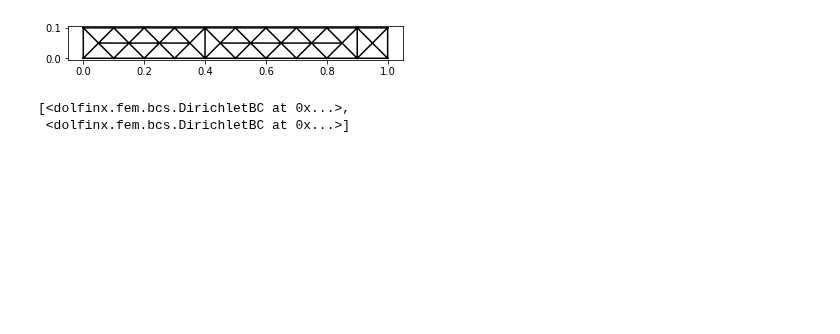
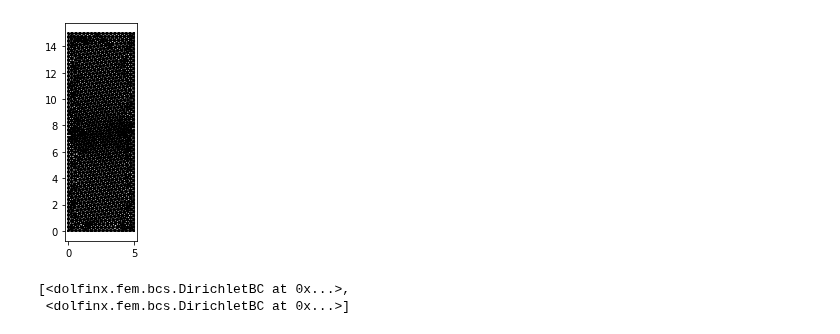
Before and after one commit to kumiori/irrevolutions, a Jupyter notebook: mec647_Elast_2.ipynb, the cells around one changed output. Drawn from its saved outputs; the diff is of its cells as text; code cells hidden in the pictures; blank space fills up the shorter version.

Commit message:
Creating En Passant Mesh in Colab, first try

```diff
--- a/mec647_Elast_2.ipynb
+++ b/mec647_Elast_2.ipynb
@@ -117,8 +143,8 @@ parameters = {
     },
     'geometry': {
         'geom_type': 'bar',
-        'Lx': 1.,
-        'Ly': 0.1
+        'Lx': 5.,
+        'Ly': 15
     },
     'model': {
         'mu': 1.,
@@ -147,35 +169,33 @@ parameters = {
 # %%
 # Mesh
 Lx = parameters["geometry"]["Lx"]
 Ly = parameters["geometry"]["Ly"]
 geom_type = parameters["geometry"]["geom_type"]
 
 
-import meshes
-dir(meshes)
 
-from meshes import primitives
-
-gmsh_model, tdim = primitives.mesh_bar_gmshapi(geom_type,
+gmsh_model, tdim = primitives.mesh_ep_gmshapi(geom_type,
                                     Lx,
                                     Ly,
-                                    0.1,
+                                    1,
+                                    0.5,
+                                    0.3,
                                     tdim=2)
 
 mesh, mts = meshes.gmsh_model_to_mesh(gmsh_model,
                                cell_data=False,
                                facet_data=True,
                                gdim=2)
 
 # TODO: Plot mesh
 
 
 plt.figure()
 ax = plot_mesh(mesh)
 fig = ax.get_figure()
 fig.savefig(f"mesh.png")
 # %% [output]
-[figure, old version]
+[figure, new version]
 # %%
 # Functional setting
 
```
Also changed, not shown: parts of 16 cells of this notebook.
